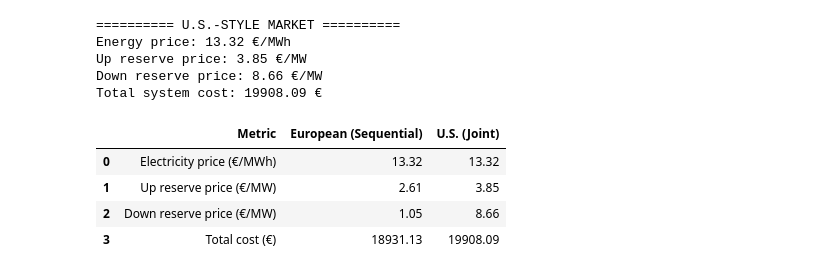
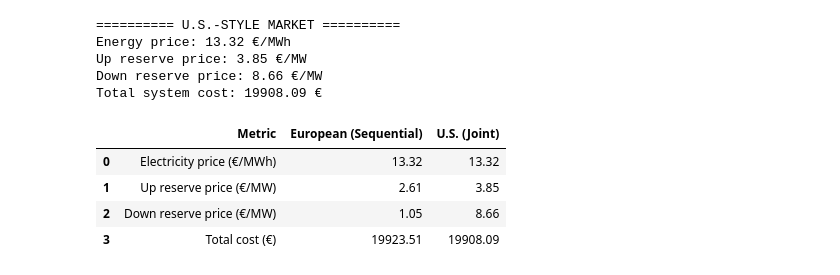
Before and after one commit to KonstantinosKountras/46755-electricity-market-clearing_Asgn1, a Jupyter notebook: Assignment1_6ReserveMarket.ipynb, the cells around one changed output. Saved outputs shown, nothing was run; the diff lists cells and outputs as text; code cells hidden in the pictures.

```diff
--- a/Assignment1_6ReserveMarket.ipynb
+++ b/Assignment1_6ReserveMarket.ipynb
@@ -609,6 +609,9 @@ if reserve_model.status == GRB.OPTIMAL:
     lambda_res_up = up_requirement.Pi
     lambda_res_down = down_requirement.Pi
 
+    reserve_cost_eu = reserve_model.ObjVal
+    print(f"\nReserve procurement cost: {reserve_cost_eu:.2f} €")
+
     print(f"\nUpward reserve price: {lambda_res_up:.2f} €/MW")
     print(f"Downward reserve price: {lambda_res_down:.2f} €/MW")
 
@@ -747,10 +750,12 @@ if r_up_awarded and r_down_awarded:
 
     total_cost_reserve = sum(C[i] * p_i[i].X for i in G)
     social_welfare_reserve = U_d * d_d.X - total_cost_reserve
+    total_market_cost_eu = total_cost_reserve + reserve_cost_eu
 
     print(f"\nTotal operating cost: {total_cost_reserve:.2f} €")
     print(f"Social welfare: {social_welfare_reserve:.2f} €")
-
+    print(f"Reserve procurement cost: {reserve_cost_eu:.2f} €")
+    print(f"Total market cost (energy + reserve): {total_market_cost_eu:.2f} €")
 else:
     print("Skipping day-ahead market due to reserve market failure.")
 # %% [output]
@@ -1104,32 +1109,32 @@ Total system cost: 19908.09 €
 # ============================================
 # COMPARISON: EU vs US
 # ============================================
 
 comparison_us = pd.DataFrame({
     "Metric": [
         "Electricity price (€/MWh)",
         "Up reserve price (€/MW)",
         "Down reserve price (€/MW)",
         "Total cost (€)"
     ],
     "European (Sequential)": [
         lambda_DA_reserve,
         lambda_res_up,
         lambda_res_down,
-        total_cost_reserve
+        total_market_cost_eu
     ],
     "U.S. (Joint)": [
         lambda_us,
         lambda_R_up_us,
         lambda_R_down_us,
         total_cost_us
     ]
 })
 
 display(comparison_us.round(2))
 # %% [output]
 |  | Metric | European (Sequential) | U.S. (Joint) |
 | 0 | Electricity price (€/MWh) | 13.32 | 13.32 |
 | 1 | Up reserve price (€/MW) | 2.61 | 3.85 |
 | 2 | Down reserve price (€/MW) | 1.05 | 8.66 |
-| 3 | Total cost (€) | 18931.13 | 19908.09 |
+| 3 | Total cost (€) | 19923.51 | 19908.09 |
```
Also changed, not shown: parts of 2 cells of this notebook.
